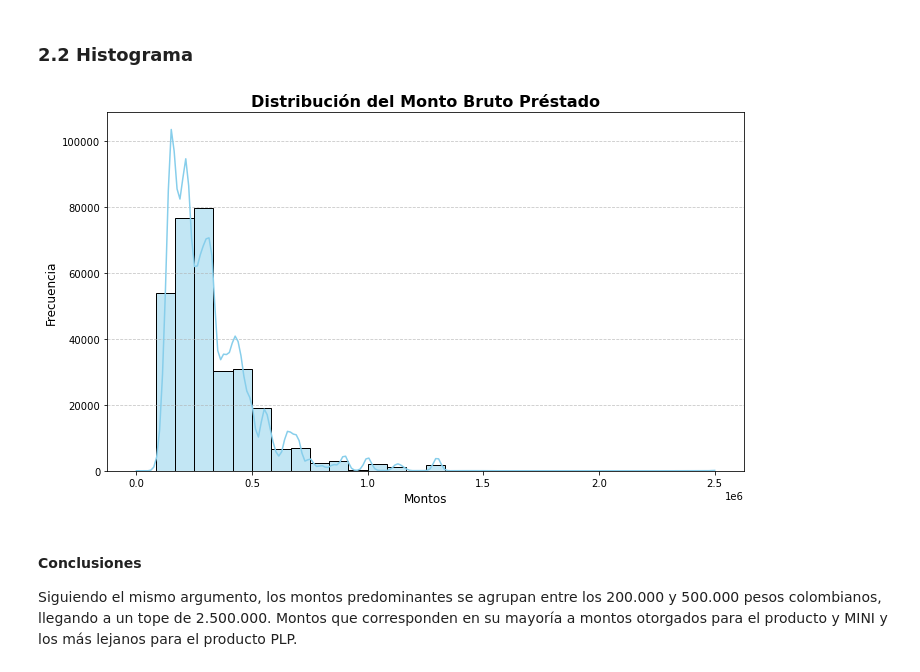
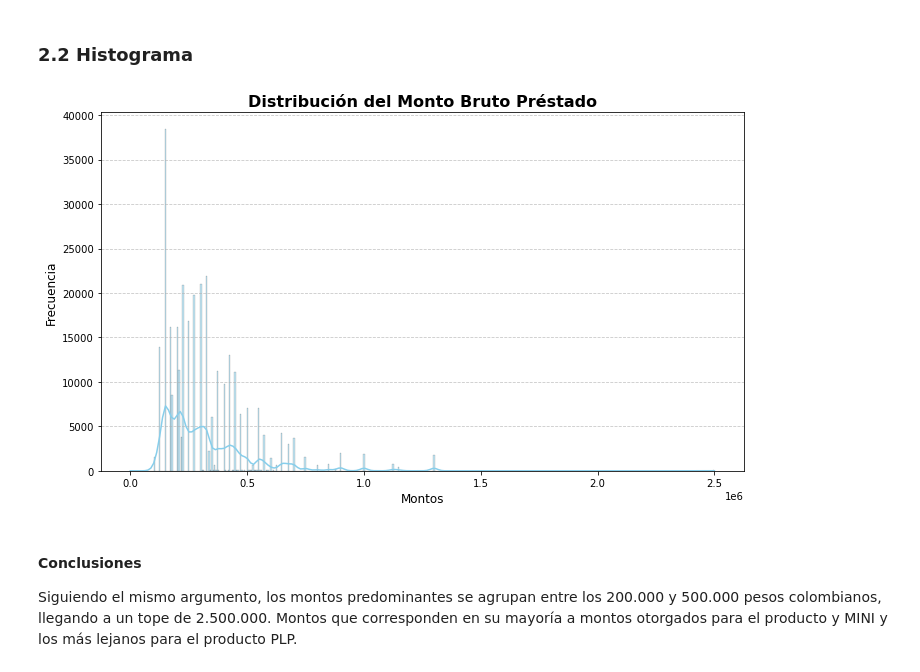
Before and after one commit to PeeerGynt/BootCamp-DS, a Jupyter notebook: Actividad_2/actividad2_Diego_Chavez.ipynb, the cells around one changed output. Cells and saved outputs as stored; diff of their text form; code cells hidden in the pictures.

```diff
--- a/Actividad_2/actividad2_Diego_Chavez.ipynb
+++ b/Actividad_2/actividad2_Diego_Chavez.ipynb
@@ -105,30 +105,29 @@ Lo cual cobra sentido ya que Rayo, es una empresa cuyo nicho objetivo son client
 # %% [markdown]
 ### 2.2 Histograma
 # %%
-# Supongamos que la columna numérica se llama 'variable_numerica'
+# creamos un histograma usando Seaborn
 plt.figure(figsize=(10, 6))
 
-# Generar el histograma con Seaborn
+# Establecemos los parámetros
 sns.histplot(
     data=dataset,
     x='Monto Bruto Prestado',
-    kde=True,  # Agregar curva de densidad
-    bins=30,   # Número de barras (puedes ajustar según lo necesites)
-    color='skyblue',  # Color de las barras
-    edgecolor='black'  # Bordes de las barras
+    kde=True,  # curva de densidad
+    color='skyblue',  # color de las barras
+    edgecolor='black'  # bordes de las barras
 )
 
-# Personalización del gráfico
+# personalizamos el histograma aún más
 plt.title('Distribución del Monto Bruto Préstado', fontsize=16, weight='bold')
 plt.xlabel('Montos', fontsize=12)
 plt.ylabel('Frecuencia', fontsize=12)
 plt.grid(axis='y', linestyle='--', alpha=0.7)  # Líneas de la cuadrícula
 plt.tight_layout()
 
-# Mostrar el gráfico
+# pleatemos
 plt.show()
 # %% [output]
-[figure, old version]
+[figure, new version]
 # %% [markdown]
 #### Conclusiones
 Siguiendo el mismo argumento, los montos predominantes se agrupan entre los 200.000 y 500.000 pesos colombianos, llegando a un tope de 2.500.000. Montos que corresponden en su mayoría a montos otorgados para el producto y MINI y los más lejanos para el producto PLP.
```
Also changed, not shown: parts of 2 cells of this notebook, 1 other file.
